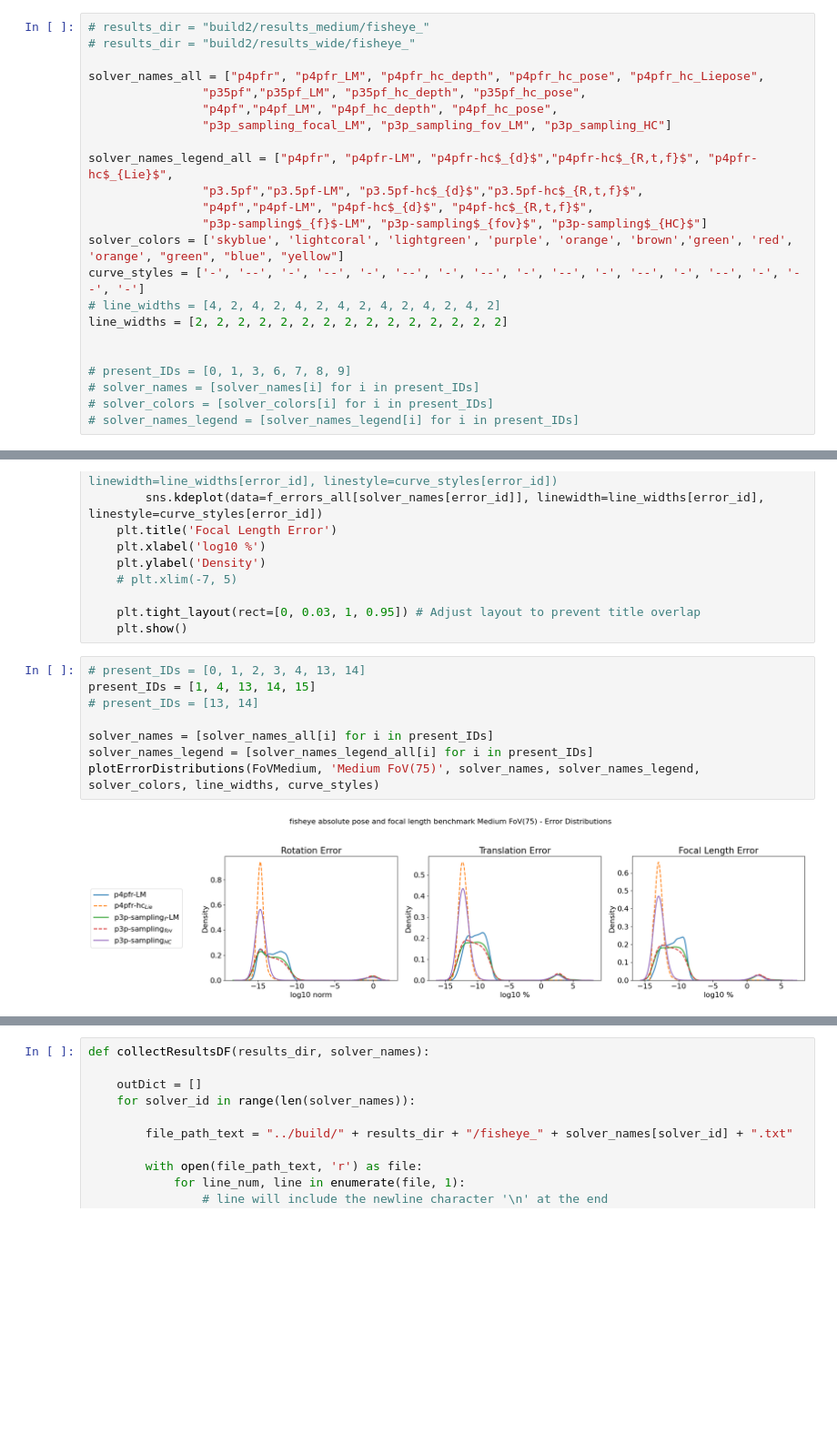
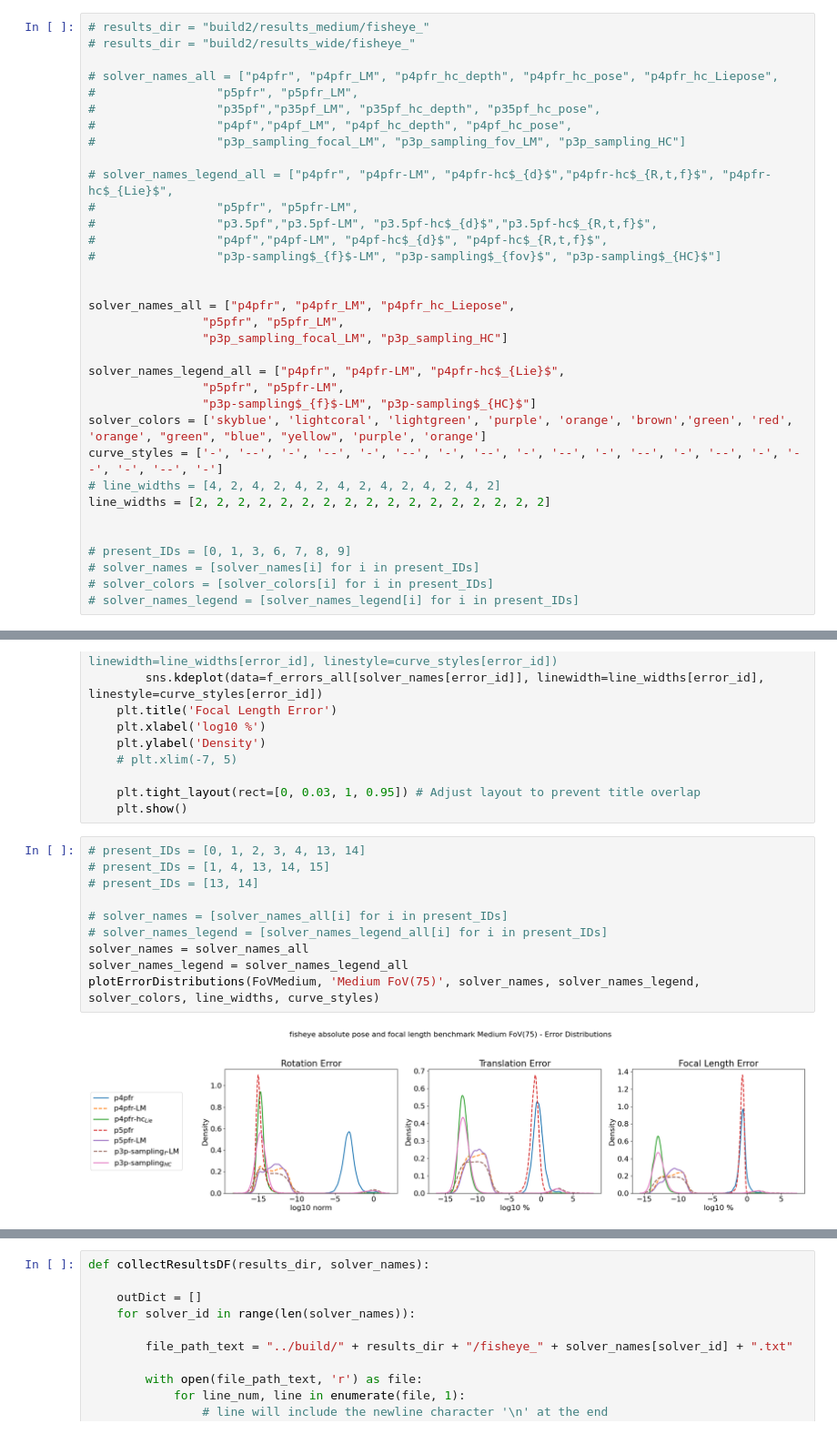
Before and after one commit to XinnnyueZhang/PoseLib, a Jupyter notebook: fisheye_experiments/visualNumericalStability.ipynb, the cells around one changed output, grey strips where cells are left out. Shown: that part at 91% size. Cells and saved outputs as stored; diff of their text form; blank space fills up the shorter version.

Commit message:
p3p with initial focal length RANSAC

```diff
--- a/fisheye_experiments/visualNumericalStability.ipynb
+++ b/fisheye_experiments/visualNumericalStability.ipynb
@@ -62,19 +62,30 @@ def collectResults(results_dir, solver_names):
 # results_dir = "build2/results_medium/fisheye_"
 # results_dir = "build2/results_wide/fisheye_"
 
-solver_names_all = ["p4pfr", "p4pfr_LM", "p4pfr_hc_depth", "p4pfr_hc_pose", "p4pfr_hc_Liepose",
-                "p35pf","p35pf_LM", "p35pf_hc_depth", "p35pf_hc_pose",
-                "p4pf","p4pf_LM", "p4pf_hc_depth", "p4pf_hc_pose",
-                "p3p_sampling_focal_LM", "p3p_sampling_fov_LM", "p3p_sampling_HC"]
+# solver_names_all = ["p4pfr", "p4pfr_LM", "p4pfr_hc_depth", "p4pfr_hc_pose", "p4pfr_hc_Liepose",
+#                 "p5pfr", "p5pfr_LM",
+#                 "p35pf","p35pf_LM", "p35pf_hc_depth", "p35pf_hc_pose",
+#                 "p4pf","p4pf_LM", "p4pf_hc_depth", "p4pf_hc_pose",
+#                 "p3p_sampling_focal_LM", "p3p_sampling_fov_LM", "p3p_sampling_HC"]
 
-solver_names_legend_all = ["p4pfr", "p4pfr-LM", "p4pfr-hc$_{d}$","p4pfr-hc$_{R,t,f}$", "p4pfr-hc$_{Lie}$",
-                "p3.5pf","p3.5pf-LM", "p3.5pf-hc$_{d}$","p3.5pf-hc$_{R,t,f}$",
-                "p4pf","p4pf-LM", "p4pf-hc$_{d}$", "p4pf-hc$_{R,t,f}$",
-                "p3p-sampling$_{f}$-LM", "p3p-sampling$_{fov}$", "p3p-sampling$_{HC}$"]
-solver_colors = ['skyblue', 'lightcoral', 'lightgreen', 'purple', 'orange', 'brown','green', 'red', 'orange', "green", "blue", "yellow"]
-curve_styles = ['-', '--', '-', '--', '-', '--', '-', '--', '-', '--', '-', '--', '-', '--', '-', '--', '-']
+# solver_names_legend_all = ["p4pfr", "p4pfr-LM", "p4pfr-hc$_{d}$","p4pfr-hc$_{R,t,f}$", "p4pfr-hc$_{Lie}$",
+#                 "p5pfr", "p5pfr-LM",
+#                 "p3.5pf","p3.5pf-LM", "p3.5pf-hc$_{d}$","p3.5pf-hc$_{R,t,f}$",
+#                 "p4pf","p4pf-LM", "p4pf-hc$_{d}$", "p4pf-hc$_{R,t,f}$",
+#                 "p3p-sampling$_{f}$-LM", "p3p-sampling$_{fov}$", "p3p-sampling$_{HC}$"]
+
+
+solver_names_all = ["p4pfr", "p4pfr_LM", "p4pfr_hc_Liepose",
+                "p5pfr", "p5pfr_LM",
+                "p3p_sampling_focal_LM", "p3p_sampling_HC"]
+
+solver_names_legend_all = ["p4pfr", "p4pfr-LM", "p4pfr-hc$_{Lie}$",
+                "p5pfr", "p5pfr-LM",
+                "p3p-sampling$_{f}$-LM", "p3p-sampling$_{HC}$"]
+solver_colors = ['skyblue', 'lightcoral', 'lightgreen', 'purple', 'orange', 'brown','green', 'red', 'orange', "green", "blue", "yellow", 'purple', 'orange']
+curve_styles = ['-', '--', '-', '--', '-', '--', '-', '--', '-', '--', '-', '--', '-', '--', '-', '--', '-', '--', '-']
 # line_widths = [4, 2, 4, 2, 4, 2, 4, 2, 4, 2, 4, 2, 4, 2]
-line_widths = [2, 2, 2, 2, 2, 2, 2, 2, 2, 2, 2, 2, 2, 2, 2]
+line_widths = [2, 2, 2, 2, 2, 2, 2, 2, 2, 2, 2, 2, 2, 2, 2, 2, 2]
 
 
 # present_IDs = [0, 1, 3, 6, 7, 8, 9]
@@ -133,11 +144,13 @@ def plotErrorDistributions(results, title_prefix, solver_names, solver_names_leg
     plt.show()
 # %%
 # present_IDs = [0, 1, 2, 3, 4, 13, 14]
-present_IDs = [1, 4, 13, 14, 15]
+# present_IDs = [1, 4, 13, 14, 15]
 # present_IDs = [13, 14]
 
-solver_names = [solver_names_all[i] for i in present_IDs]
-solver_names_legend = [solver_names_legend_all[i] for i in present_IDs]
+# solver_names = [solver_names_all[i] for i in present_IDs]
+# solver_names_legend = [solver_names_legend_all[i] for i in present_IDs]
+solver_names = solver_names_all
+solver_names_legend = solver_names_legend_all
 plotErrorDistributions(FoVMedium, 'Medium FoV(75)', solver_names, solver_names_legend, solver_colors, line_widths, curve_styles)
 # %% [output]
-[figure, old version]
+[figure, new version]
```
Also changed, not shown: parts of 4 cells of this notebook, 20 other files.
